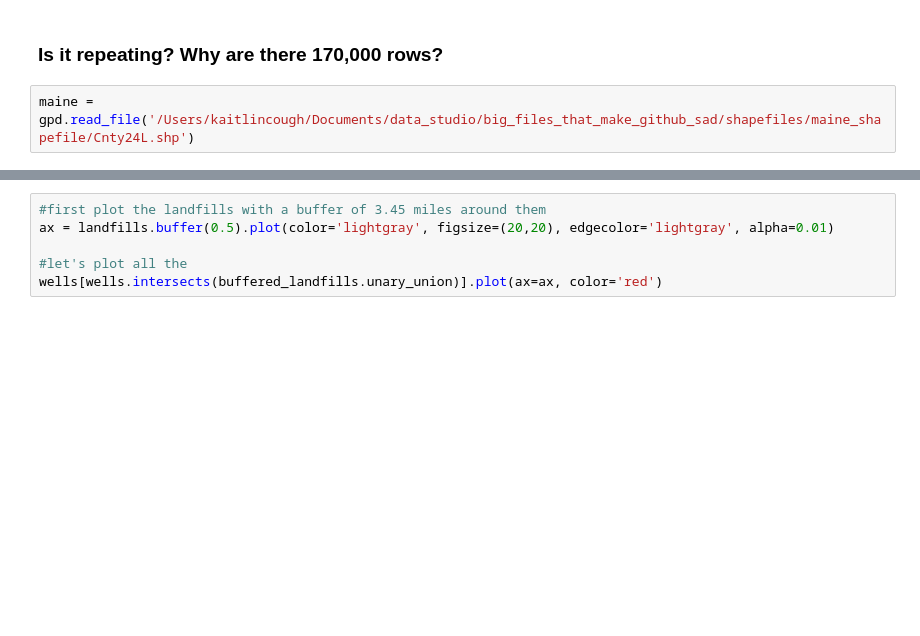
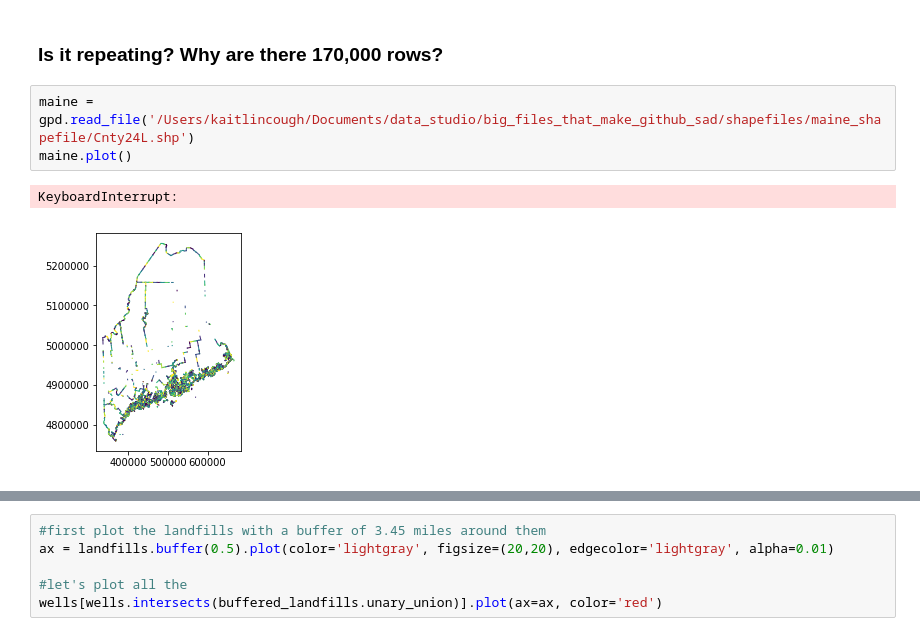
Before and after one commit to kcough/data-studio-projects, a Jupyter notebook: code/maine_landfills/notebooks/maine_landfills_and_wells.ipynb, the cells around one changed output, grey strips where cells are left out. Drawn from its saved outputs; the diff is of its cells as text; blank space fills up the shorter version.

```diff
--- a/code/maine_landfills/notebooks/maine_landfills_and_wells.ipynb
+++ b/code/maine_landfills/notebooks/maine_landfills_and_wells.ipynb
@@ -306,6 +352,10 @@ gpd.sjoin(landfills, wells, how='left', op='intersects')
 ### Is it repeating? Why are there 170,000 rows?
 # %%
 maine = gpd.read_file('/Users/kaitlincough/Documents/data_studio/big_files_that_make_github_sad/shapefiles/maine_shapefile/Cnty24L.shp')
+maine.plot()
+# %% [output]
+KeyboardInterrupt:
+[figure, added]
 # %%
 #read in the shapefile for maine
 maine = gpd.read_file('/Users/kaitlincough/Documents/data_studio/big_files_that_make_github_sad/shapefiles/maine_shapefile/Cnty24L.shp')
```
Also changed, not shown: parts of 20 cells of this notebook, 15 other files.
